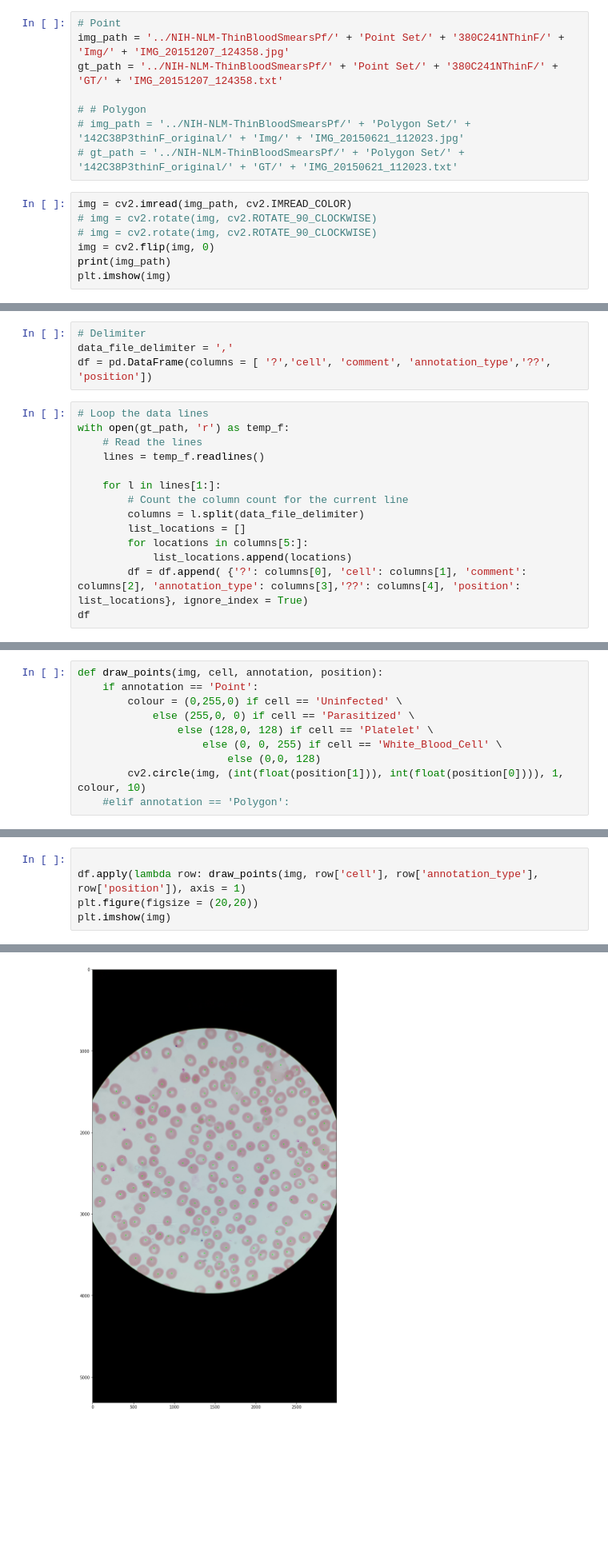
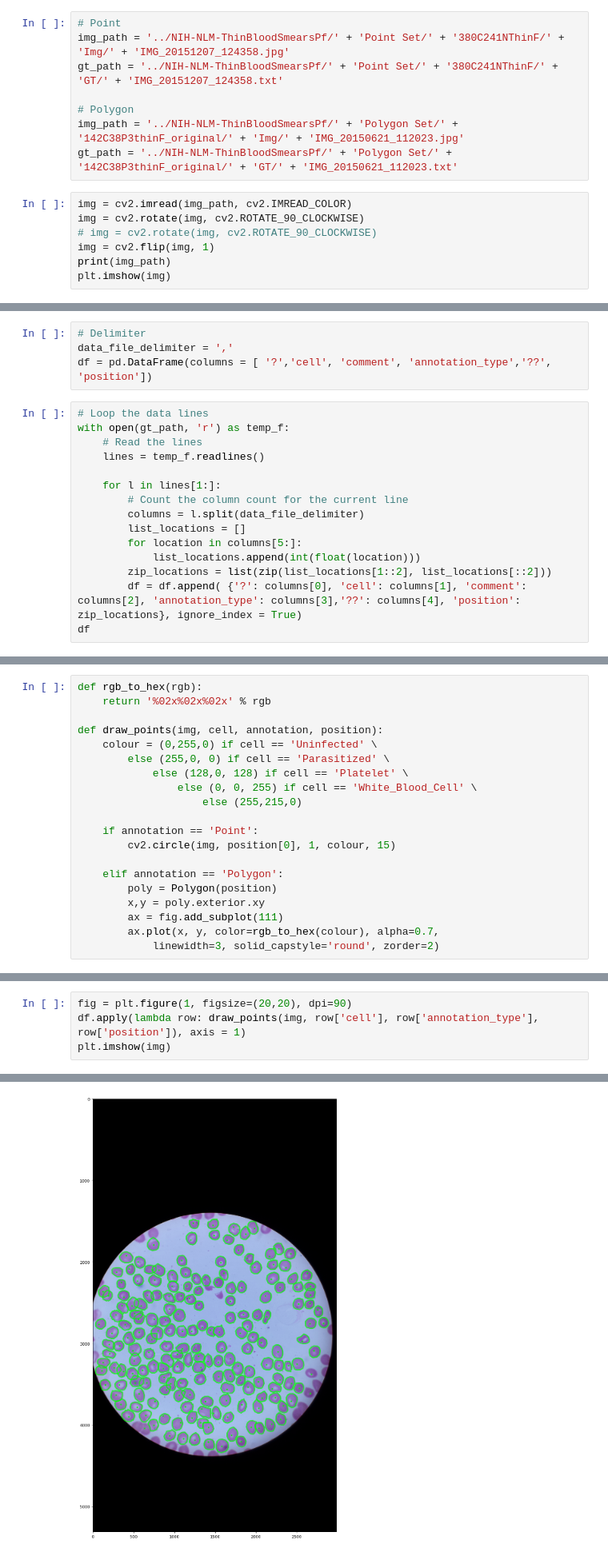
Before and after one commit to danielbarco/malatec, a Jupyter notebook: Notebooks/NIH_labels.ipynb, the cells around one changed output, grey strips where cells are left out. Shown at 80% size. Drawn from its saved outputs; the diff is of its cells as text; blank space fills up the shorter version.

Commit message:
visualise polypoint

```diff
--- a/Notebooks/NIH_labels.ipynb
+++ b/Notebooks/NIH_labels.ipynb
@@ -33,14 +36,14 @@ wget -r -np  ftp://gdo152.ucllnl.org/cowc/datasets/ground_truth_sets
 img_path = '../NIH-NLM-ThinBloodSmearsPf/' + 'Point Set/' + '380C241NThinF/' + 'Img/' + 'IMG_20151207_124358.jpg'
 gt_path = '../NIH-NLM-ThinBloodSmearsPf/' + 'Point Set/' + '380C241NThinF/' + 'GT/' + 'IMG_20151207_124358.txt'
 
-# # Polygon
-# img_path = '../NIH-NLM-ThinBloodSmearsPf/' + 'Polygon Set/' + '142C38P3thinF_original/' + 'Img/' + 'IMG_20150621_112023.jpg'
-# gt_path = '../NIH-NLM-ThinBloodSmearsPf/' + 'Polygon Set/' + '142C38P3thinF_original/' + 'GT/' + 'IMG_20150621_112023.txt'
+# Polygon
+img_path = '../NIH-NLM-ThinBloodSmearsPf/' + 'Polygon Set/' + '142C38P3thinF_original/' + 'Img/' + 'IMG_20150621_112023.jpg'
+gt_path = '../NIH-NLM-ThinBloodSmearsPf/' + 'Polygon Set/' + '142C38P3thinF_original/' + 'GT/' + 'IMG_20150621_112023.txt'
 # %%
 img = cv2.imread(img_path, cv2.IMREAD_COLOR)
+img = cv2.rotate(img, cv2.ROTATE_90_CLOCKWISE)
 # img = cv2.rotate(img, cv2.ROTATE_90_CLOCKWISE)
-# img = cv2.rotate(img, cv2.ROTATE_90_CLOCKWISE)
-img = cv2.flip(img, 0)
+img = cv2.flip(img, 1)
 print(img_path)
 plt.imshow(img)
 # %% [output]
@@ -61,9 +64,10 @@ with open(gt_path, 'r') as temp_f:
         # Count the column count for the current line
         columns = l.split(data_file_delimiter)
         list_locations = []
-        for locations in columns[5:]:
-            list_locations.append(locations)
-        df = df.append( {'?': columns[0], 'cell': columns[1], 'comment': columns[2], 'annotation_type': columns[3],'??': columns[4], 'position': list_locations}, ignore_index = True)
+        for location in columns[5:]:
+            list_locations.append(int(float(location)))
+        zip_locations = list(zip(list_locations[1::2], list_locations[::2]))
+        df = df.append( {'?': columns[0], 'cell': columns[1], 'comment': columns[2], 'annotation_type': columns[3],'??': columns[4], 'position': zip_locations}, ignore_index = True)
 df
 # %% [output]
 |  | ? | cell | comment | annotation_type | ?? | position |
@@ -85,10 +92,20 @@ df
 # %%
+def rgb_to_hex(rgb):
+    return '%02x%02x%02x' % rgb
+
 def draw_points(img, cell, annotation, position):
+    colour = (0,255,0) if cell == 'Uninfected' \
+        else (255,0, 0) if cell == 'Parasitized' \
+            else (128,0, 128) if cell == 'Platelet' \
+                else (0, 0, 255) if cell == 'White_Blood_Cell' \
+                    else (255,215,0)
+
     if annotation == 'Point':
-        colour = (0,255,0) if cell == 'Uninfected' \
-            else (255,0, 0) if cell == 'Parasitized' \
-                else (128,0, 128) if cell == 'Platelet' \
-                    else (0, 0, 255) if cell == 'White_Blood_Cell' \
-                        else (0,0, 128)
-        cv2.circle(img, (int(float(position[1])), int(float(position[0]))), 1, colour, 10)
-    #elif annotation == 'Polygon':
+        cv2.circle(img, position[0], 1, colour, 15)
+
+    elif annotation == 'Polygon':
+        poly = Polygon(position)
+        x,y = poly.exterior.xy
+        ax = fig.add_subplot(111)
+        ax.plot(x, y, color=rgb_to_hex(colour), alpha=0.7,
+            linewidth=3, solid_capstyle='round', zorder=2)
@@ -95,8 +118,7 @@ def draw_points(img, cell, annotation, position):
 # %%
-
+fig = plt.figure(1, figsize=(20,20), dpi=90)
 df.apply(lambda row: draw_points(img, row['cell'], row['annotation_type'], row['position']), axis = 1)
-plt.figure(figsize = (20,20))
 plt.imshow(img)
 # %% [output]
 <matplotlib.image.AxesImage at 0x...>
-[figure, old version]
+[figure, new version]
```
Also changed, not shown: parts of 5 cells of this notebook.
